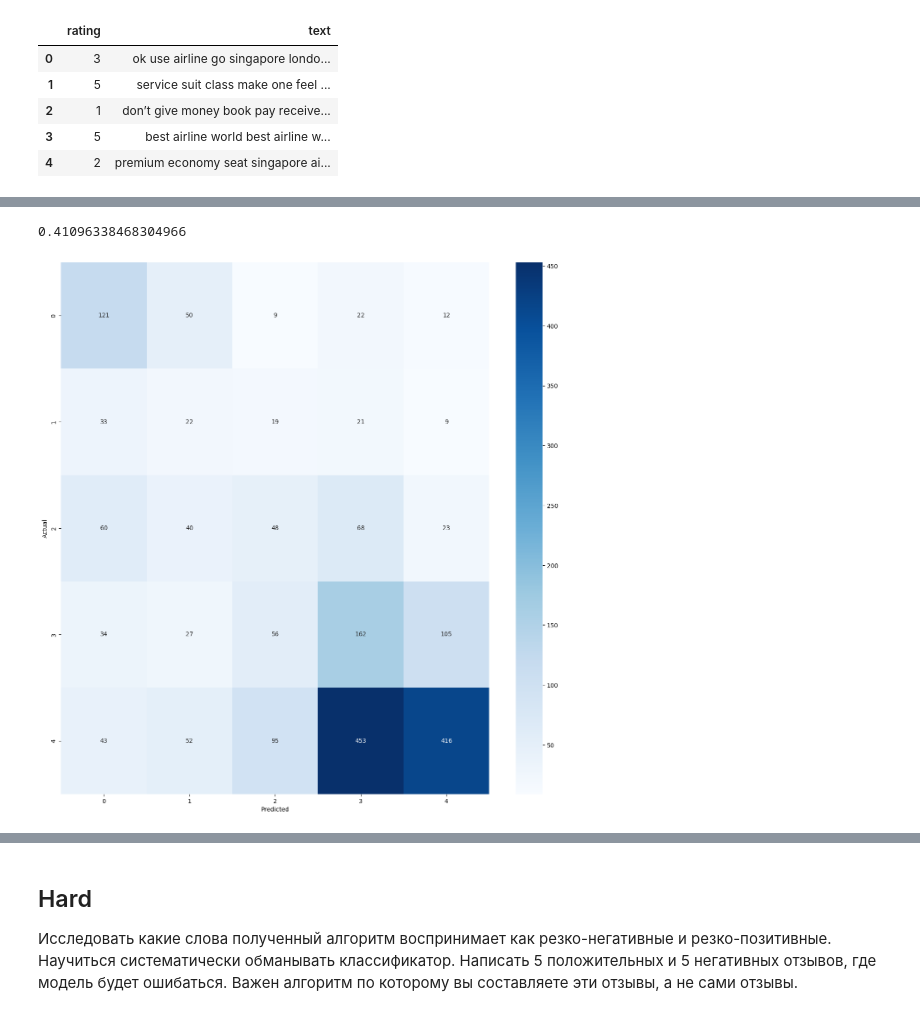
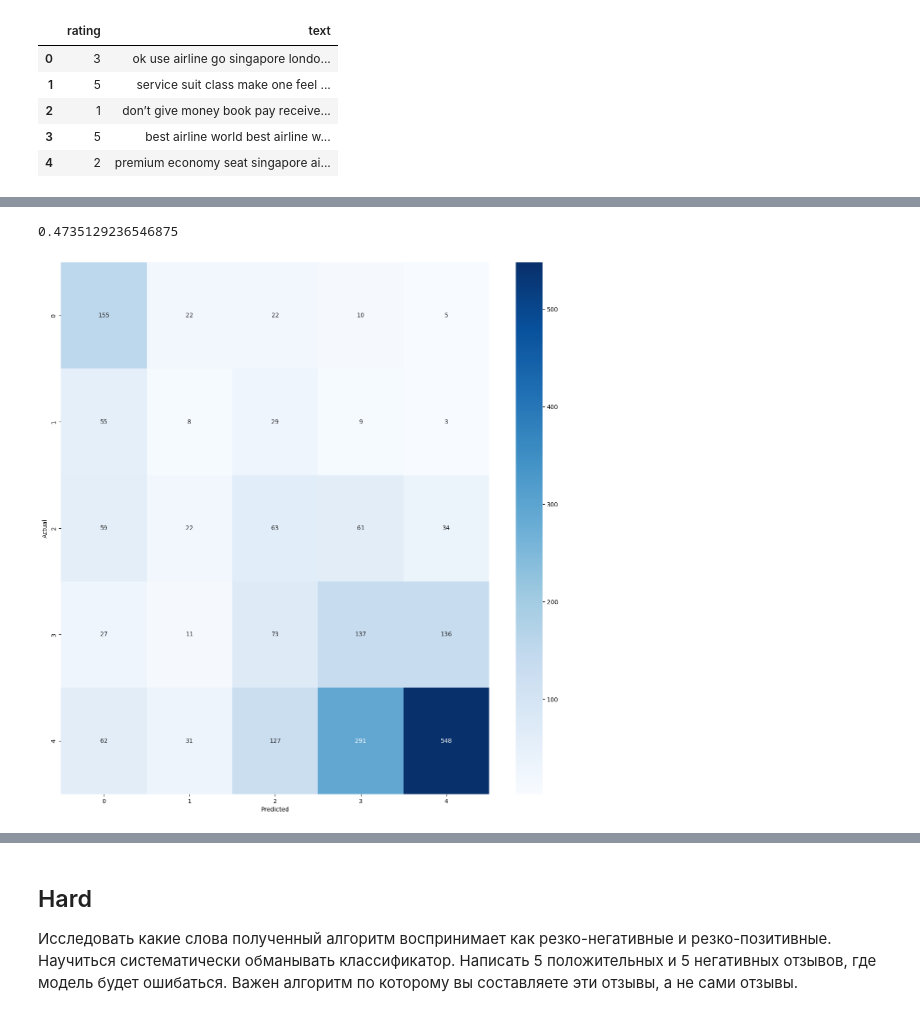
Before and after one commit to setday/HSE_ML_HW2024, a Jupyter notebook: notebooks/06-homework.ipynb, the cells around one changed output, grey strips where cells are left out. Cells and saved outputs as stored; diff of their text form; code cells hidden in the pictures.

```diff
--- a/notebooks/06-homework.ipynb
+++ b/notebooks/06-homework.ipynb
@@ -231,8 +228,10 @@ show_accuracy(y_test, model_knn.predict(x_test.reshape(x_test.shape[0], -1)))
 # %%
-model_SVM_R = SVC(kernel='rbf', max_iter=max_iter//100, cache_size=4000, random_state=113)
+%%time
+
+model_SVM_R = SVC(kernel='rbf', max_iter=max_iter//40, cache_size=4000, random_state=113)
 model_SVM_R.fit(x_train, y_train)
 
 show_accuracy(y_test, model_SVM_R.predict(x_test.reshape(x_test.shape[0], -1)))
 # %% [output]
-0.41096338468304966
+0.4735129236546875
-[figure, old version]
+[figure, new version]
```
Also changed, not shown: parts of 21 cells of this notebook.
